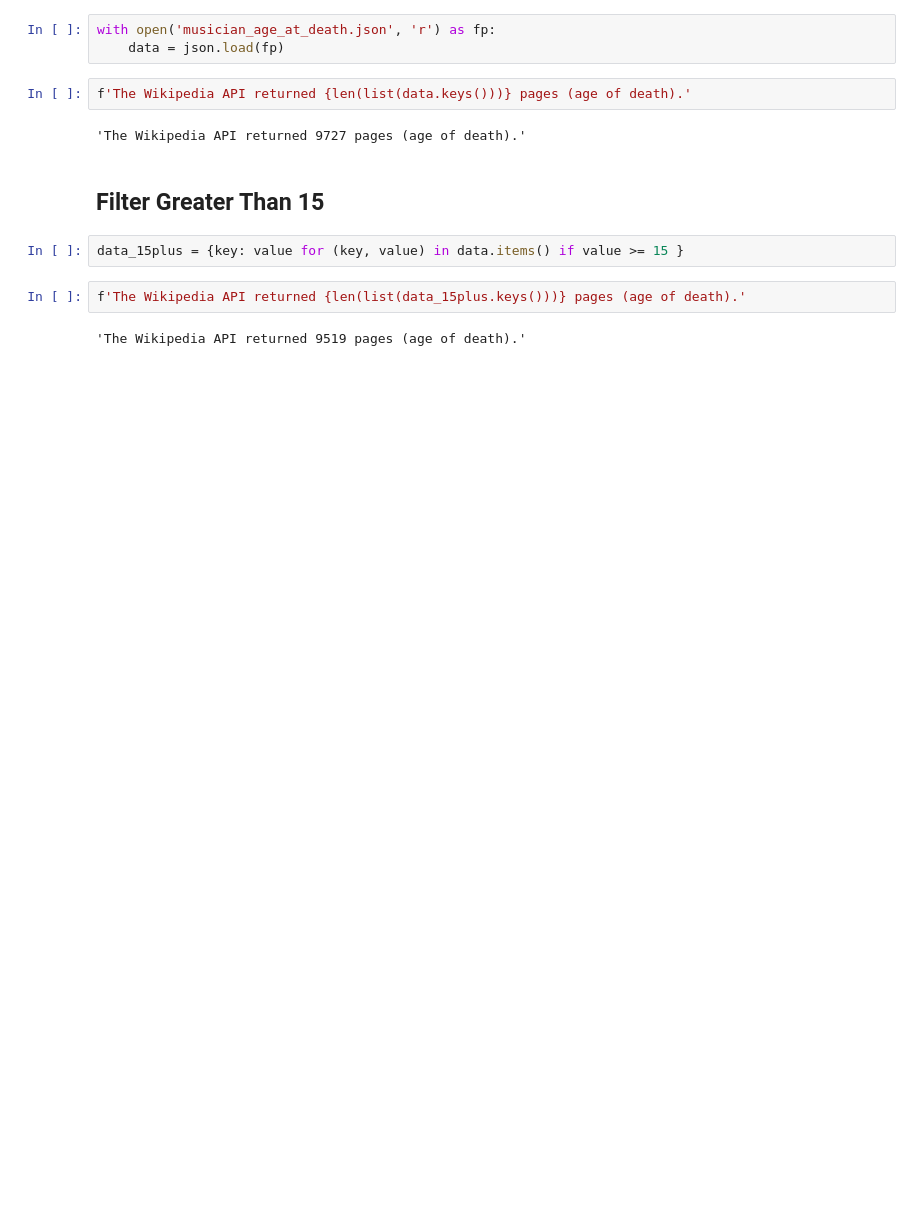
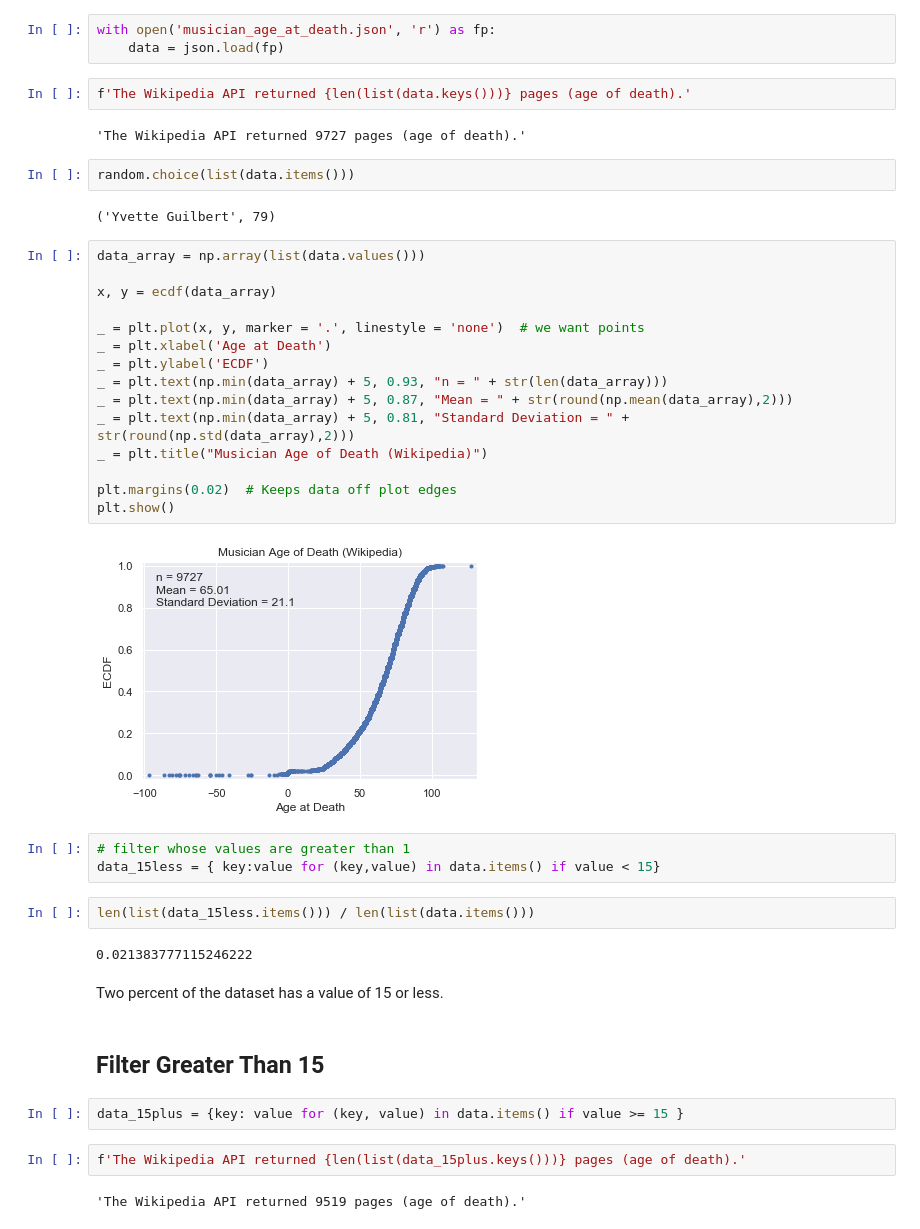
Before and after one commit to AMacumber/The27Club, a Jupyter notebook: Workflow_Sub03_AgeAtDeath_Histogram.ipynb, the cells around one changed output. Drawn from its saved outputs; the diff is of its cells as text; blank space fills up the shorter version.

```diff
--- a/Workflow_Sub03_AgeAtDeath_Histogram.ipynb
+++ b/Workflow_Sub03_AgeAtDeath_Histogram.ipynb
@@ -11,6 +22,36 @@ with open('musician_age_at_death.json', 'r') as fp:
 f'The Wikipedia API returned {len(list(data.keys()))} pages (age of death).'
 # %% [output]
 'The Wikipedia API returned 9727 pages (age of death).'
+# %%
+random.choice(list(data.items()))
+# %% [output]
+('Yvette Guilbert', 79)
+# %%
+data_array = np.array(list(data.values()))
+
+x, y = ecdf(data_array)
+
+_ = plt.plot(x, y, marker = '.', linestyle = 'none')  # we want points
+_ = plt.xlabel('Age at Death')
+_ = plt.ylabel('ECDF')
+_ = plt.text(np.min(data_array) + 5, 0.93, "n = " + str(len(data_array)))
+_ = plt.text(np.min(data_array) + 5, 0.87, "Mean = " + str(round(np.mean(data_array),2)))
+_ = plt.text(np.min(data_array) + 5, 0.81, "Standard Deviation = " + str(round(np.std(data_array),2)))
+_ = plt.title("Musician Age of Death (Wikipedia)")
+
+plt.margins(0.02)  # Keeps data off plot edges
+plt.show()
+# %% [output]
+[figure, added]
+# %%
+# filter whose values are greater than 1
+data_15less = { key:value for (key,value) in data.items() if value < 15}
+# %%
+len(list(data_15less.items())) / len(list(data.items()))
+# %% [output]
+0.021383777115246222
+# %% [markdown]
+Two percent of the dataset has a value of 15 or less.
 # %% [markdown]
 ## Filter **Greater Than 15**
 # %%
```
Also changed, not shown: parts of 17 cells of this notebook, 2 other files.
